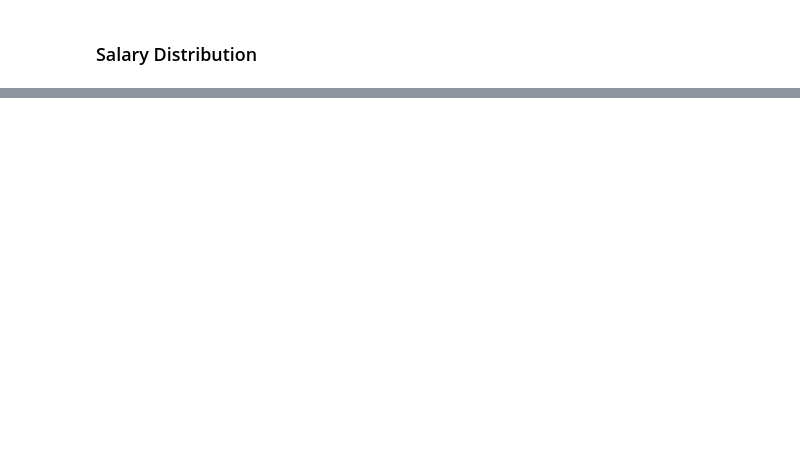
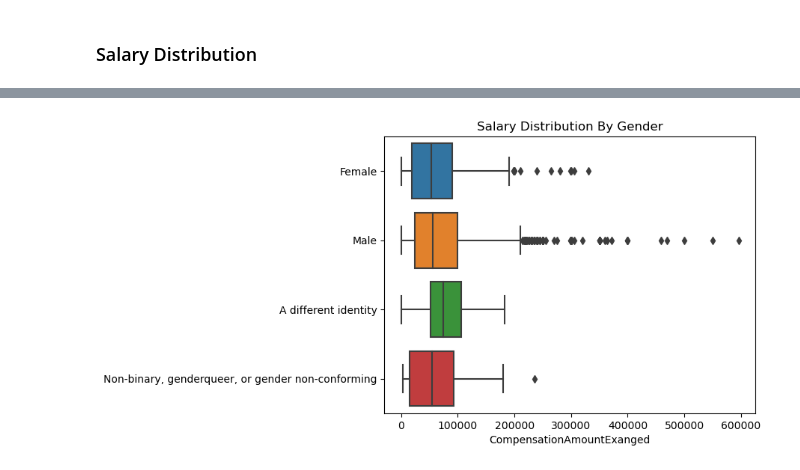
Before and after one commit to AndyWeasley2004/DS-ML-Study-Notes, a Jupyter notebook: DS_Salary_Analysis/datascientist_salary.ipynb, the cells around one changed output, grey strips where cells are left out. Saved outputs shown, nothing was run; the diff lists cells and outputs as text; code cells hidden in the pictures; blank space fills up the shorter version.

```diff
--- a/DS_Salary_Analysis/datascientist_salary.ipynb
+++ b/DS_Salary_Analysis/datascientist_salary.ipynb
@@ -249,0 +250,9 @@ plt.show()
+# %%
+# Group data_salary by 'gender' and plot distribution 'CompensationAmountExanged'
+# we use data_salary to avoid outliers
+sns.boxplot(data=data_salary, x='CompensationAmountExanged', y='GenderSelect')
+plt.ylabel('')
+plt.title('Salary Distribution By Gender')
+plt.show()
+# %% [output]
+[figure, added]
```
Also changed, not shown: parts of 8 cells of this notebook.
